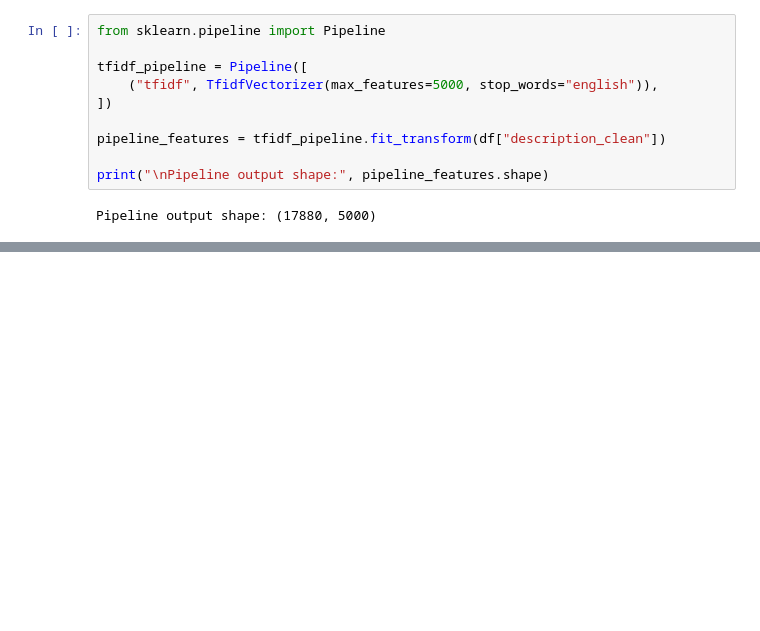
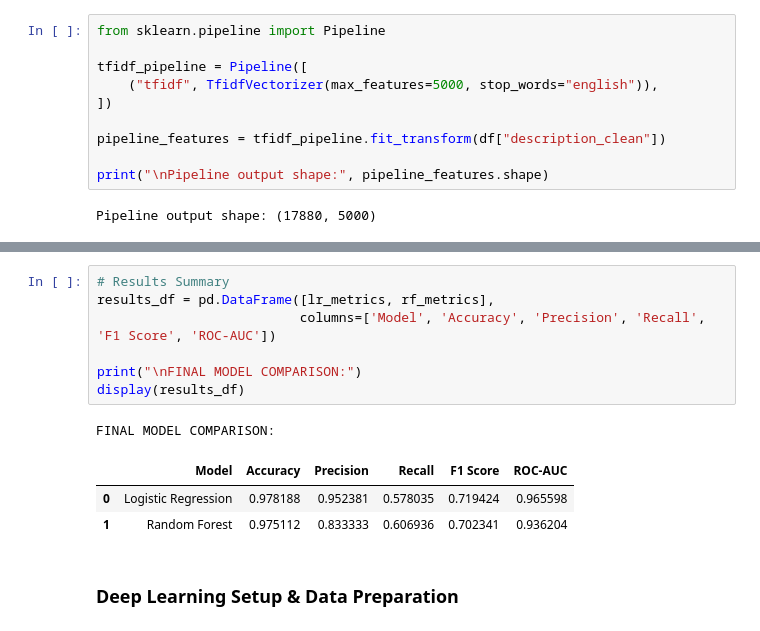
Before and after one commit to Palkinn/palkin_job_detection1, a Jupyter notebook: job_prediction.ipynb, the cells around one changed output, grey strips where cells are left out. Drawn from its saved outputs; the diff is of its cells as text; blank space fills up the shorter version.

```diff
--- a/job_prediction.ipynb
+++ b/job_prediction.ipynb
@@ -397,0 +578,14 @@ Pipeline output shape: (17880, 5000)
+# %%
+# Results Summary
+results_df = pd.DataFrame([lr_metrics, rf_metrics],
+                          columns=['Model', 'Accuracy', 'Precision', 'Recall', 'F1 Score', 'ROC-AUC'])
+
+print("\nFINAL MODEL COMPARISON:")
+display(results_df)
+# %% [output]
+FINAL MODEL COMPARISON:
+|  | Model | Accuracy | Precision | Recall | F1 Score | ROC-AUC |
+| 0 | Logistic Regression | 0.978188 | 0.952381 | 0.578035 | 0.719424 | 0.965598 |
+| 1 | Random Forest | 0.975112 | 0.833333 | 0.606936 | 0.702341 | 0.936204 |
+# %% [markdown]
+### Deep Learning Setup & Data Preparation
```
Also changed, not shown: parts of 19 cells of this notebook, 13 other files.
